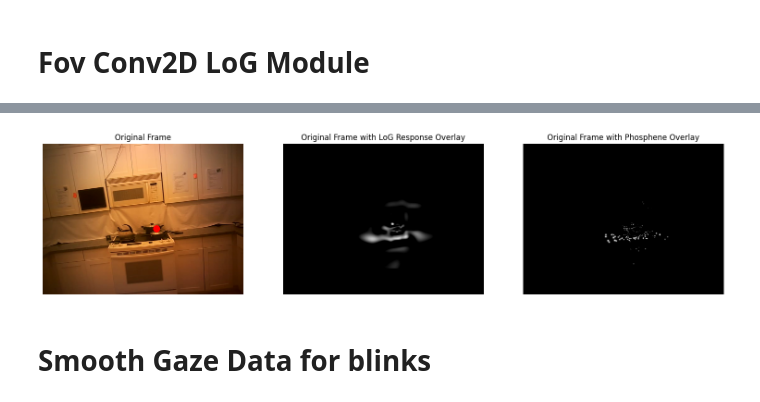
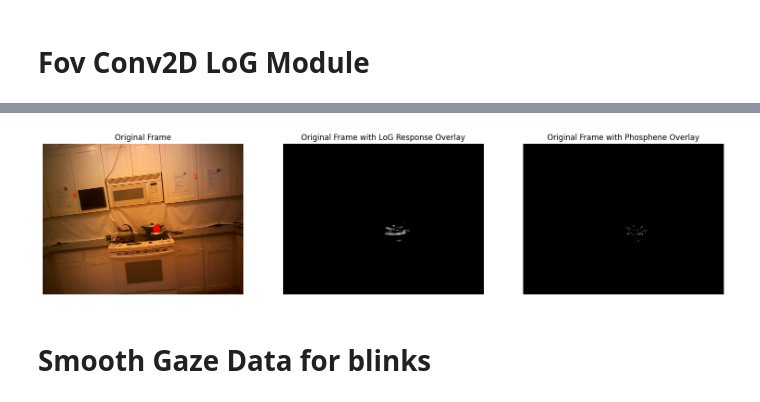
Before and after one commit to MichelleAppel/SCAPE, a Jupyter notebook: notebooks/gaze_demo.ipynb, the cells around one changed output, grey strips where cells are left out. Drawn from its saved outputs; the diff is of its cells as text; code cells hidden in the pictures.

```diff
--- a/notebooks/gaze_demo.ipynb
+++ b/notebooks/gaze_demo.ipynb
@@ -423,7 +437,7 @@ New stimulation: 84.31% of original amplitude
 from components.fov_conv2d_cont import FovConv2dCont
 # %%
 # Define parameters
-view_angle = 16  # Visual field angle in degrees
+view_angle = params['run']['view_angle']  # Visual field angle in degrees
 max_eccentricity = view_angle / 2  # Maximum eccentricity in degrees
 min_eccentricity = 0.001  # Minimum eccentricity in degrees
 total_phosphenes = 1024  # Total number of phosphenes
@@ -585,9 +599,7 @@ kde_density_map *= scaling_factor
 # 4) LoG sigma in degrees
 kde_sigma_fov_map = 1/(np.pi * np.sqrt(kde_density_map))
 
-# 5) convert to pixels
-fov = 16
-kde_sigma_map_px = kde_sigma_fov_map * (N / fov)
+kde_sigma_map_px = kde_sigma_fov_map * (n_phosphenes / view_angle)
 # %%
 # plot sigma_fov_map
 plt.figure(figsize=(19, 6))
@@ -618,5 +630,5 @@ plt.show()
 # %%
-sigma_map_tensor = torch.Tensor(sigma_map_px).float().cuda().unsqueeze(0).unsqueeze(0)
+sigma_map_tensor = torch.Tensor(kde_sigma_map_px).float().cuda().unsqueeze(0).unsqueeze(0)
 in_channels = 1
 out_channels = 1
 kernel_size = 1
@@ -659,5 +671,5 @@ plt.show()
 # %%
-def overlay_phosphene(original_frame, phosphene_image, gaze_x, gaze_y, frame_width, frame_height):
+def overlay_phosphene(original_frame, phosphene_image, gaze_x, gaze_y, fov_camera=90, fov_phosphene=16):
     """
     Overlay the phosphene image back into the original frame space.
 
@@ -665,14 +677,12 @@ def overlay_phosphene(original_frame, phosphene_image, gaze_x, gaze_y, frame_wid
         original_frame (numpy array): Original frame (grayscale, e.g., 640x480).
         phosphene_image (numpy array): Phosphene image (grayscale, e.g., 256x256).
         gaze_x (float): Normalized gaze x-coordinate (0 to 1).
-        gaze_y (float): Normalized gaze y-coordinate (0 to 1).
-        frame_width (int): Width of the original frame.
-        frame_height (int): Height of the original frame.
 
     Returns:
         combined_image (numpy array): Image with phosphene overlaid.
     """
     # Ensure the frame is black initially float32
+    frame_height, frame_width = original_frame.shape[:2]
     combined_image = np.zeros((frame_height, frame_width), dtype=np.float32)
 
     # Convert normalized gaze coordinates to pixel positions
@@ -681,6 +691,12 @@ def overlay_phosphene(original_frame, phosphene_image, gaze_x, gaze_y, frame_wid
 
     # Get phosphene image dimensions
     phos_h, phos_w = phosphene_image.shape
+    # resize the phosphene image proportionally to the fovs
+    phos_w = int(frame_width * (fov_phosphene / fov_camera))
+    phos_h = int(frame_height * (fov_phosphene / fov_camera))
+
+    # resize the phosphene image to the new size
+    phosphene_image = cv2.resize(phosphene_image, (phos_w, phos_h))
 
     # Compute the top-left corner of the phosphene placement
     x1 = max(0, x_center - phos_w // 2)
@@ -704,40 +720,36 @@ overlayed_response = overlay_phosphene(
     phosphene_image=response,
     gaze_x=gaze_x,
     gaze_y=gaze_y,
-    frame_width=frame_width,
-    frame_height=frame_height
 )
 
 overlayed_phosphenes = overlay_phosphene(
     original_frame=frame,
-    phosphene_image=phosphenes.cpu(),
+    phosphene_image=phosphenes.cpu().numpy(),
     gaze_x=gaze_x,
     gaze_y=gaze_y,
-    frame_width=frame_width,
-    frame_height=frame_height
 )
 
 # Display the result side by side with the original frame
 plt.figure(figsize=(19, 12))
 plt.subplot(1, 3, 1)
 plt.imshow(cv2.cvtColor(frame, cv2.COLOR_BGR2RGB))
 # overlay
 plt.scatter(gaze_x_px, gaze_y_px, color='red', s=100)
 plt.title("Original Frame")
 plt.axis("off")
 
 plt.subplot(1, 3, 2)
 plt.imshow(overlayed_response, cmap="gray")
 plt.title("Original Frame with LoG Response Overlay")
 plt.axis("off")
 
 plt.subplot(1, 3, 3)
 plt.imshow(overlayed_phosphenes, cmap="gray")
 plt.title("Original Frame with Phosphene Overlay")
 plt.axis("off")
 plt.show()
 # %% [output]
-[figure, old version]
+[figure, new version]
 # %% [markdown]
 # Smooth Gaze Data for blinks
 # %%
```
Also changed, not shown: parts of 9 cells of this notebook, 1 other file.
